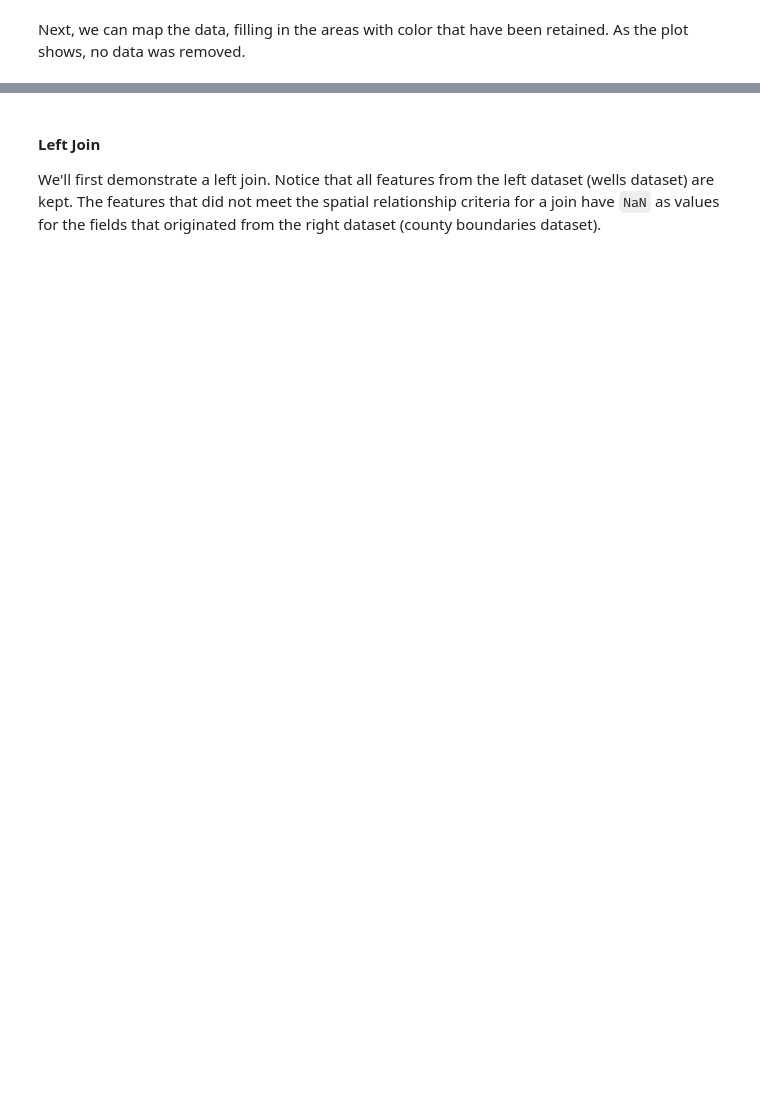
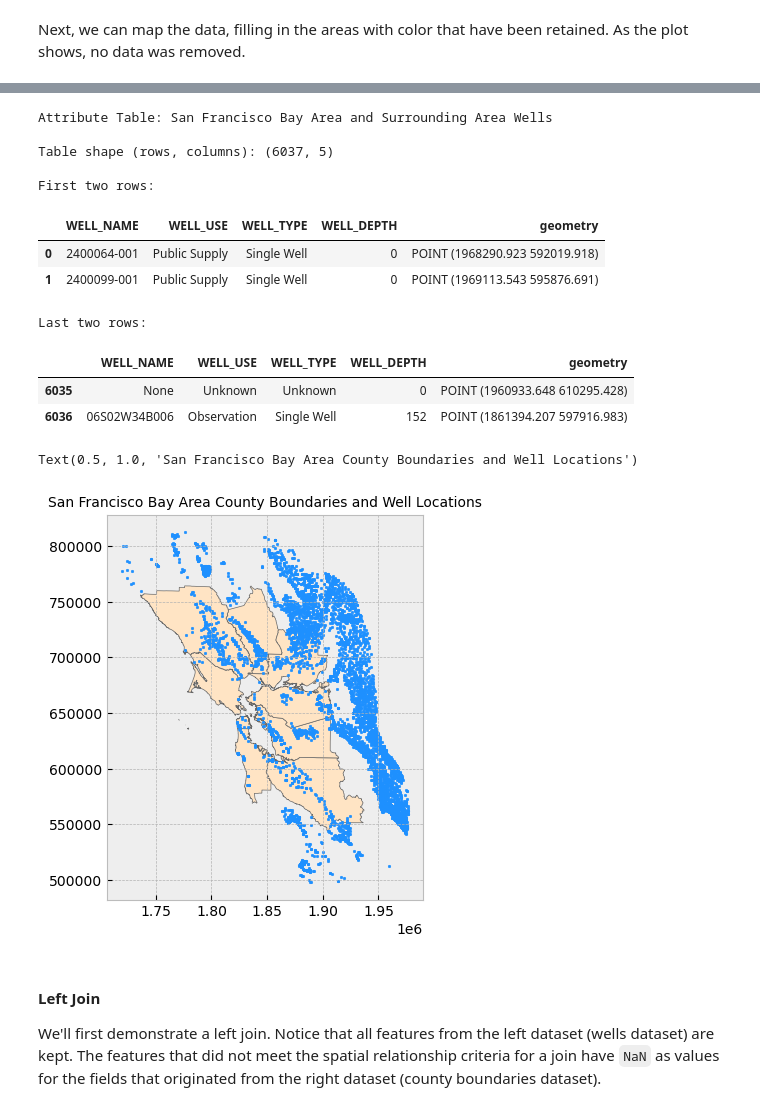
Before and after one commit to NarimT/DL_00, a Jupyter notebook: pyGILE_notebooks/3_Advanced_Vector_Analysis_Operations/(e)Spatial Overlay and Joins.ipynb, the cells around one changed output, grey strips where cells are left out. Saved outputs shown, nothing was run; the diff lists cells and outputs as text; code cells hidden in the pictures; blank space fills up the shorter version.

```diff
--- a/pyGILE_notebooks/3_Advanced_Vector_Analysis_Operations/(e)Spatial Overlay and Joins.ipynb
+++ b/pyGILE_notebooks/3_Advanced_Vector_Analysis_Operations/(e)Spatial Overlay and Joins.ipynb
@@ -267,19 +339,34 @@ We'll illustrate this geoprocessing using the county boundaries shapefile and th
 # %%
 # Print head and tail of attribute table
 display_table(table_name = "San Francisco Bay Area and Surrounding Area Wells", attribute_table = wells)
 
 # Create subplots
-fig, ax = plt.subplots(1, 1, figsize = (10, 10))
+fig, ax = plt.subplots(1, 1, figsize = (5, 5))
 
 # Plot data
 counties.plot(ax = ax, color = 'bisque', edgecolor = 'dimgray')
 wells.plot(ax = ax, marker = 'o', color = 'dodgerblue', markersize = 3)
 
 # Stylize plots
 plt.style.use('bmh')
 
 # Set title
-ax.set_title('San Francisco Bay Area County Boundaries and Well Locations', fontdict = {'fontsize': '15', 'fontweight' : '3'})
+ax.set_title('San Francisco Bay Area County Boundaries and Well Locations', fontdict = {'fontsize': '10', 'fontweight' : '3'})
+# %% [output]
+Attribute Table: San Francisco Bay Area and Surrounding Area Wells
+
+Table shape (rows, columns): (6037, 5)
+
+First two rows:
+|  | WELL_NAME | WELL_USE | WELL_TYPE | WELL_DEPTH | geometry |
+| 0 | 2400064-001 | Public Supply | Single Well | 0 | POINT (1968290.923 592019.918) |
+| 1 | 2400099-001 | Public Supply | Single Well | 0 | POINT (1969113.543 595876.691) |
+Last two rows:
+|  | WELL_NAME | WELL_USE | WELL_TYPE | WELL_DEPTH | geometry |
+| 6035 | None | Unknown | Unknown | 0 | POINT (1960933.648 610295.428) |
+| 6036 | 06S02W34B006 | Observation | Single Well | 152 | POINT (1861394.207 597916.983) |
+Text(0.5, 1.0, 'San Francisco Bay Area County Boundaries and Well Locations')
+[figure, added]
 # %% [markdown]
 #### Left Join
 
```
Also changed, not shown: parts of 20 cells of this notebook, 1 other file.
